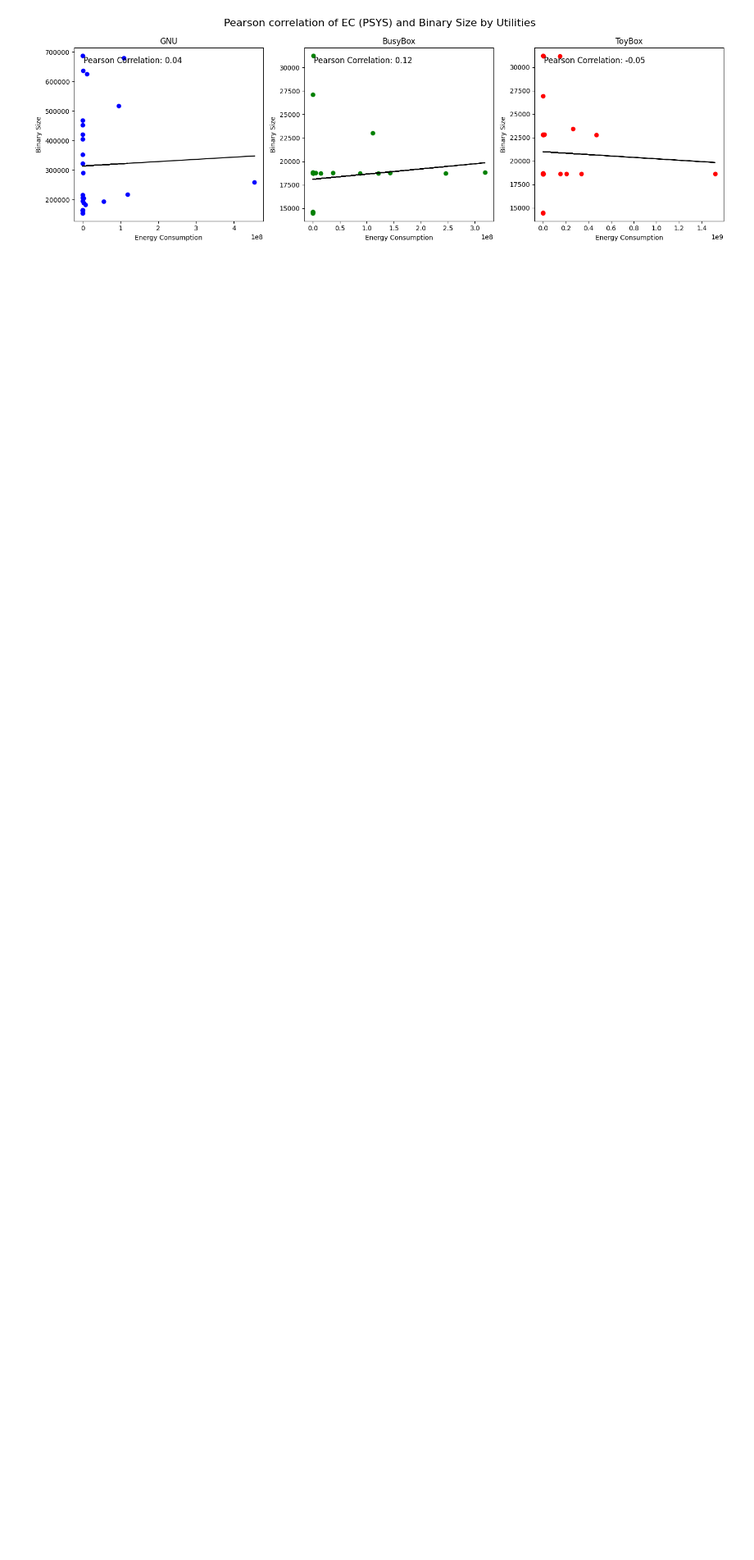
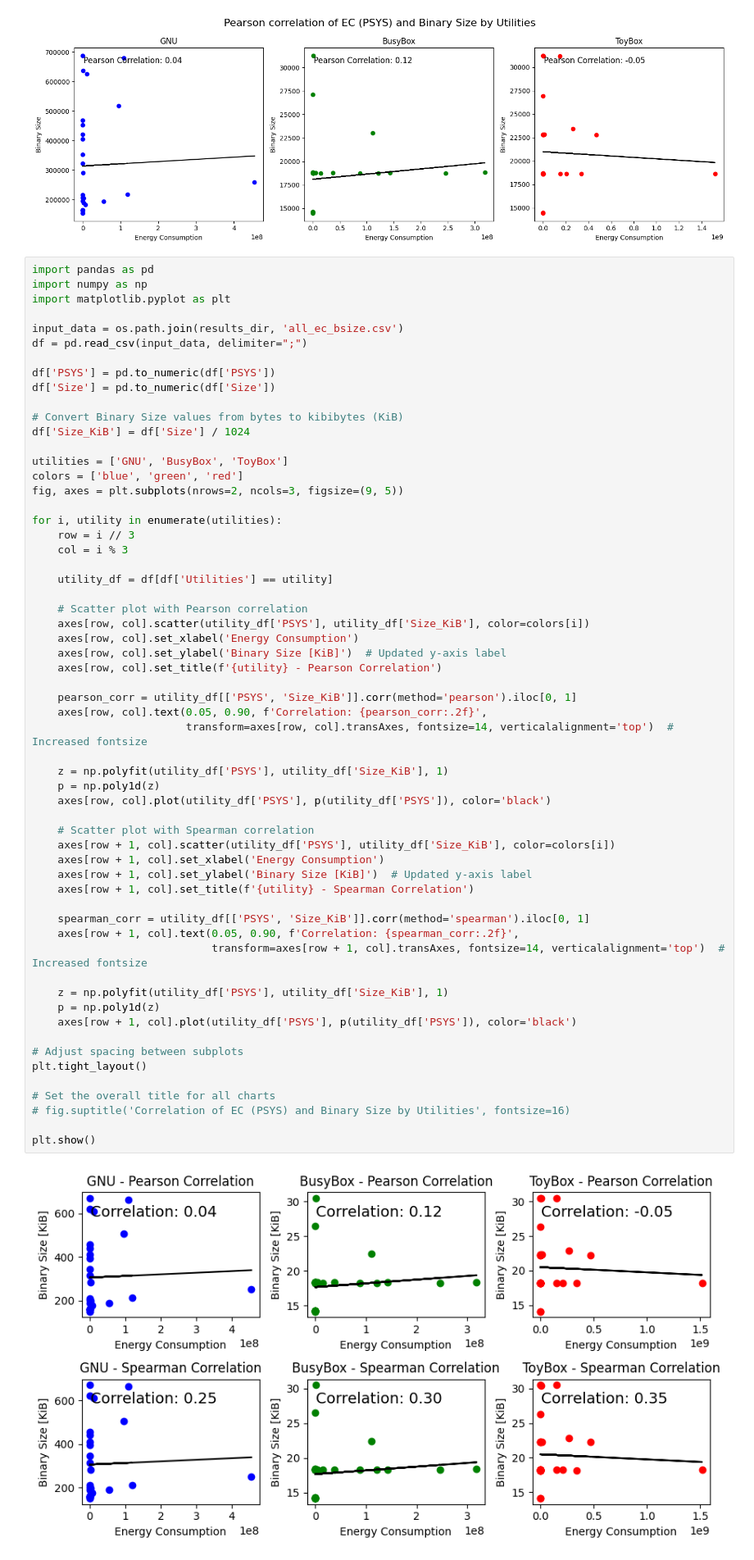
Before and after one commit to ternava/bloat-energy-consumption, a Jupyter notebook: notebooks/co_size_ec.ipynb, the cells around one changed output. Shown at 82% size. Drawn from its saved outputs; the diff is of its cells as text; blank space fills up the shorter version.

```diff
--- a/notebooks/co_size_ec.ipynb
+++ b/notebooks/co_size_ec.ipynb
@@ -279,6 +351,67 @@ plt.tight_layout()
 plt.show()
 # %% [output]
 [figure]
+# %%
+import pandas as pd
+import numpy as np
+import matplotlib.pyplot as plt
+
+input_data = os.path.join(results_dir, 'all_ec_bsize.csv')
+df = pd.read_csv(input_data, delimiter=";")
+
+df['PSYS'] = pd.to_numeric(df['PSYS'])
+df['Size'] = pd.to_numeric(df['Size'])
+
+# Convert Binary Size values from bytes to kibibytes (KiB)
+df['Size_KiB'] = df['Size'] / 1024
+
+utilities = ['GNU', 'BusyBox', 'ToyBox']
+colors = ['blue', 'green', 'red']
+fig, axes = plt.subplots(nrows=2, ncols=3, figsize=(9, 5))
+
+for i, utility in enumerate(utilities):
+    row = i // 3
+    col = i % 3
+
+    utility_df = df[df['Utilities'] == utility]
+
+    # Scatter plot with Pearson correlation
+    axes[row, col].scatter(utility_df['PSYS'], utility_df['Size_KiB'], color=colors[i])
+    axes[row, col].set_xlabel('Energy Consumption')
+    axes[row, col].set_ylabel('Binary Size [KiB]')  # Updated y-axis label
+    axes[row, col].set_title(f'{utility} - Pearson Correlation')
+
+    pearson_corr = utility_df[['PSYS', 'Size_KiB']].corr(method='pearson').iloc[0, 1]
+    axes[row, col].text(0.05, 0.90, f'Correlation: {pearson_corr:.2f}',
+                        transform=axes[row, col].transAxes, fontsize=14, verticalalignment='top')  # Increased fontsize
+
+    z = np.polyfit(utility_df['PSYS'], utility_df['Size_KiB'], 1)
+    p = np.poly1d(z)
+    axes[row, col].plot(utility_df['PSYS'], p(utility_df['PSYS']), color='black')
+
+    # Scatter plot with Spearman correlation
+    axes[row + 1, col].scatter(utility_df['PSYS'], utility_df['Size_KiB'], color=colors[i])
+    axes[row + 1, col].set_xlabel('Energy Consumption')
+    axes[row + 1, col].set_ylabel('Binary Size [KiB]')  # Updated y-axis label
+    axes[row + 1, col].set_title(f'{utility} - Spearman Correlation')
+
+    spearman_corr = utility_df[['PSYS', 'Size_KiB']].corr(method='spearman').iloc[0, 1]
+    axes[row + 1, col].text(0.05, 0.90, f'Correlation: {spearman_corr:.2f}',
+                            transform=axes[row + 1, col].transAxes, fontsize=14, verticalalignment='top')  # Increased fontsize
+
+    z = np.polyfit(utility_df['PSYS'], utility_df['Size_KiB'], 1)
+    p = np.poly1d(z)
+    axes[row + 1, col].plot(utility_df['PSYS'], p(utility_df['PSYS']), color='black')
+
+# Adjust spacing between subplots
+plt.tight_layout()
+
+# Set the overall title for all charts
+# fig.suptitle('Correlation of EC (PSYS) and Binary Size by Utilities', fontsize=16)
+
+plt.show()
+# %% [output]
+[figure, added]
 # %%
 import pandas as pd
 import numpy as np # It's needed for the "trend line"
```
Also changed, not shown: parts of 4 cells of this notebook, 30 other files.
